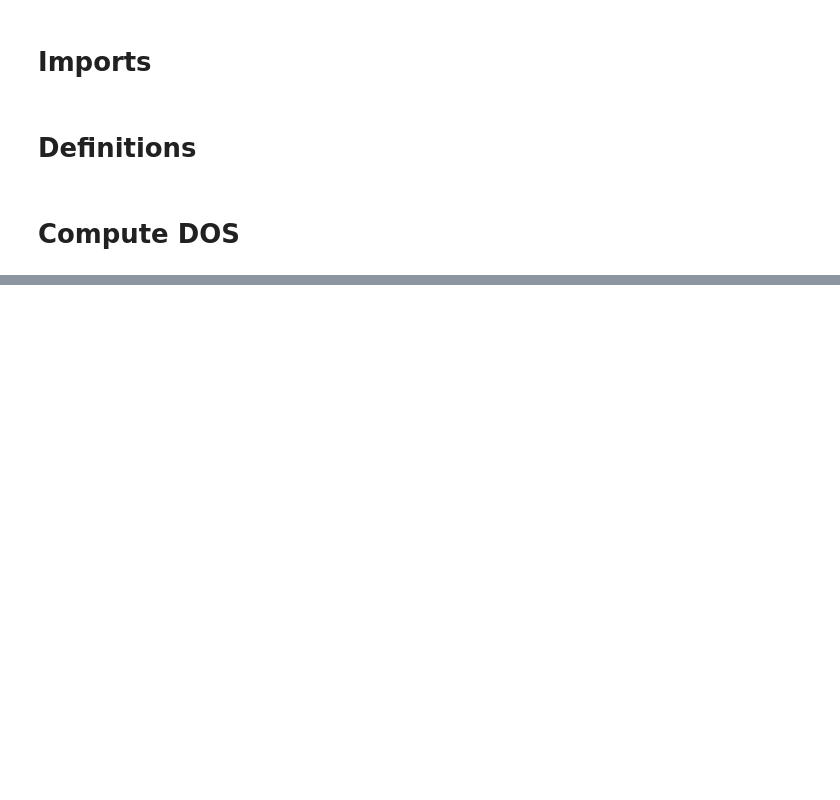
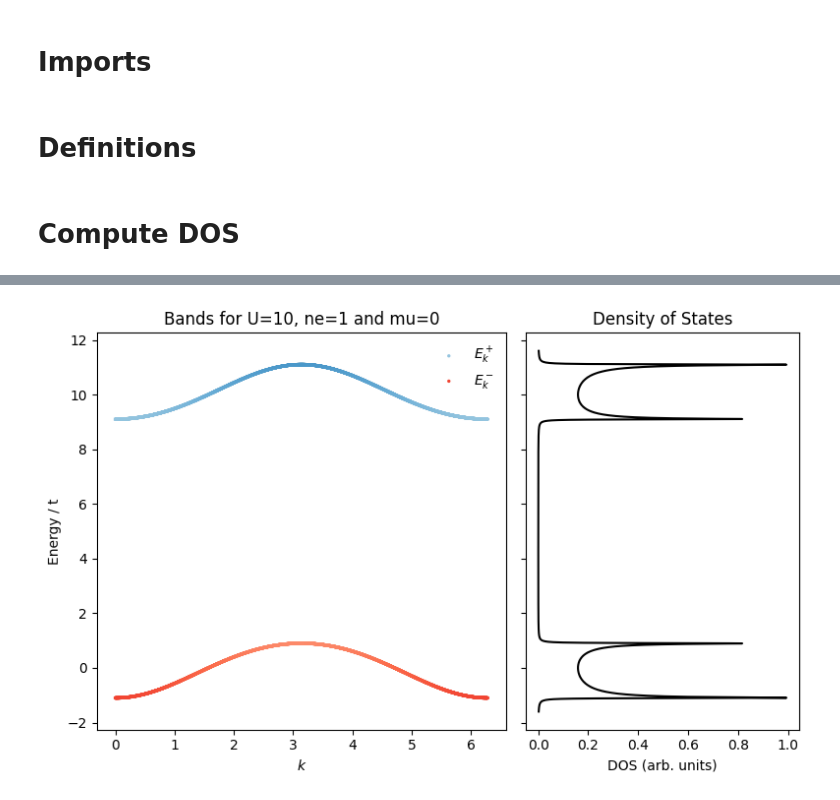
Before and after one commit to guilhermebaos/QUARMEN-Lessons, a Jupyter notebook: Master-Thesis/01-Hubbard-Model.ipynb, the cells around one changed output, grey strips where cells are left out. Cells and saved outputs as stored; diff of their text form; code cells hidden in the pictures; blank space fills up the shorter version.

```diff
--- a/Master-Thesis/01-Hubbard-Model.ipynb
+++ b/Master-Thesis/01-Hubbard-Model.ipynb
@@ -77,0 +96,90 @@ Error:
+# %%
+def visualize_hubbard(N: int, U: float, mu: float, ne: float, points: int, gam: float, text: bool = False):
+
+    # Evaluate the dispersion for a 1D k-grid
+    kx = 2.0 * np.pi * np.arange(N) / N
+    ee = epsilon(kx, np.pi/2, np.pi/2)
+
+    # Compute dispersion relation
+    eepp, eemm, zzpp, zzmm = spectral(ee, mu, U, ne)
+
+    # Determine range
+    emin = np.min(eemm) - 0.5
+    emax = np.max(eepp) + 0.5
+
+    # Setup arrays for ploting
+    omega = np.linspace(emin, emax, points)
+    dos = np.zeros_like(omega)
+
+    # Compute DOS
+    for Ep, Em, Zp, Zm in zip(eepp, eemm, zzpp, zzmm):
+        dos += Zp * nascent_delta(omega - Ep, gam)
+        dos += Zm * nascent_delta(omega - Em, gam)
+
+    # Normalize
+    dos /= N
+
+
+    # Show analysis
+    if text:
+
+        # Sanity Checks
+        print("Weights add to 1? ", np.allclose(zzpp + zzmm, 1.0))
+        print("Range of E-:", np.min(eemm), np.max(eemm))
+        print("Range of E+:", np.min(eepp), np.max(eepp))
+        print("\n")
+
+        # Integral over each band
+        if np.max(eemm) < np.min(eepp):
+            print("Bands are separate!")
+
+            midpoint = (np.max(eemm) + np.min(eepp)) / 2
+
+            maskm = omega < midpoint
+            maskp = omega > midpoint
+
+            print("Integral of DOS over lower band:", np.trapz(dos[maskm], omega[maskm]))
+            print("Integral of DOS over upper band:", np.trapz(dos[maskp], omega[maskp]))
+
+
+    return kx, eepp, eemm, zzpp, zzmm, omega, dos
+
+
+
+# Example
+N = 4000
+U = 10
+mu = 0
+ne = 1
+
+# Get plot
+kx, eepp, eemm, zzpp, zzmm, omega, dos = visualize_hubbard(N, U, mu, ne, points=40000, gam=0.01)
+
+# Make a side-by-side plot: bands (left) and DOS (right)
+fig, (ax1, ax2) = plt.subplots(1, 2, figsize=(8, 5), sharey=True, gridspec_kw={'width_ratios': [1.5, 1]})
+
+
+# Upper band with Z+ as color
+sc1 = ax1.scatter(kx, eepp, c=zzpp, cmap='Blues', norm=mcolors_norm, s=2, label=r"$E_k^+$")
+
+# Lower band with Z- as color
+sc2 = ax1.scatter(kx, eemm, c=zzmm, cmap='Reds', norm=mcolors_norm, s=2, label=r"$E_k^-$")
+
+
+# --- Density of States ---
+ax2.plot(dos, omega / t, 'k-')
+ax2.set_xlabel('DOS (arb. units)')
+ax2.set_title('Density of States')
+
+
+# Text of the plot
+ax1.set_xlabel(r'$k$')
+ax1.set_ylabel('Energy / t')
+ax1.set_title(f'Bands for U={U}, ne={ne} and mu={mu}')
+ax1.legend(frameon=False, loc="upper right")
+
+# Make layout nice
+plt.tight_layout()
+plt.show()
+# %% [output]
+[figure, added]
```
Also changed, not shown: parts of 6 cells of this notebook, 4 other files.
